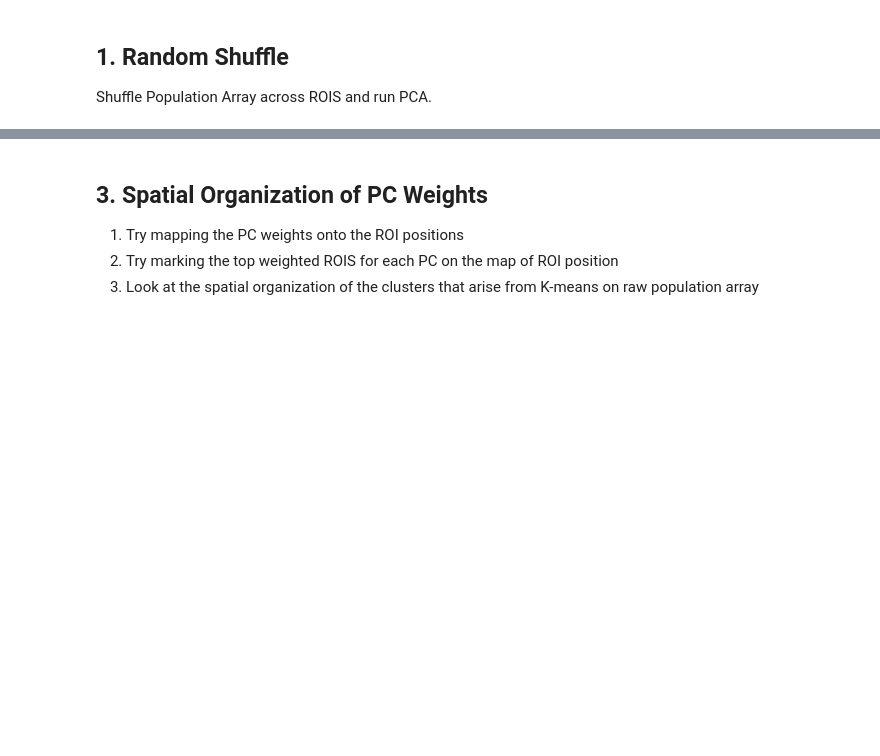
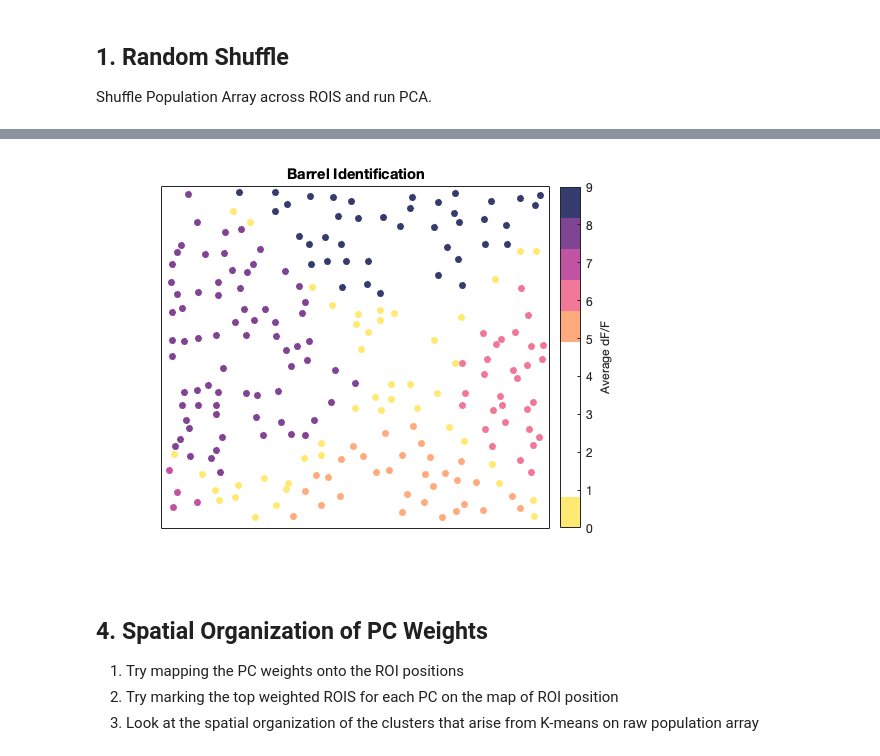
Before and after one commit to neurogomez/neural_ensemble_identification, a Jupyter notebook: 02b_Ensemble_Identification.ipynb, the cells around one changed output, grey strips where cells are left out. Cells and saved outputs as stored; diff of their text form; code cells hidden in the pictures; blank space fills up the shorter version.

```diff
--- a/02b_Ensemble_Identification.ipynb
+++ b/02b_Ensemble_Identification.ipynb
@@ -101,5 +129,35 @@ There is not much difference between weighted PCA and PCA
+# %%
+%Plot average dF/F on map of ROIs with barrel columns specified
+column_identity = get_barrel_identity(ROI_position, fov); % get column barrel identities
+figure(1)
+plot_clusteronROIS(x_pst, y_pst, column_identity,'Barrel Identification',30)
+cmap_column = [0.212,0.235,0.435;
+          0.502,0.267,0.580;
+          0.757,0.329,0.635;
+          0.945,0.471,0.596;
+          1.000,0.671,0.494;
+          1.000,1.000,1.000;
+          1.000,1.000,1.000;
+          1.000,1.000,1.000;
+          1.000,1.000,1.000;
+          1.000,1.000,1.000;
+          1.000,0.914,0.451];
+caxis('auto');
+colormap(flipud(cmap_column));
+
+%turn off warnings
+id = 'MATLAB:legend:IgnoringExtraEntries';
+warning('off',id)
+
+for clust = 1:length(cluster_info)
+    figure(clust+1)
+    plot_clst_barrels(x_pst, y_pst, cluster_dff_avg(:,clust), column_identity, ['Map of ROIs: Avg dF/F for Cluster ', num2str(clust)],30)
+
+end
+# %% [output]
+[figure, added]
 # %% [markdown]
-## 3. Spatial Organization of PC Weights
+## 4. Spatial Organization of PC Weights
 
 1. Try mapping the PC weights onto the ROI positions
 2. Try marking the top weighted ROIS for each PC on the map of ROI position
```
Also changed, not shown: parts of 19 cells of this notebook, 6 other files.
